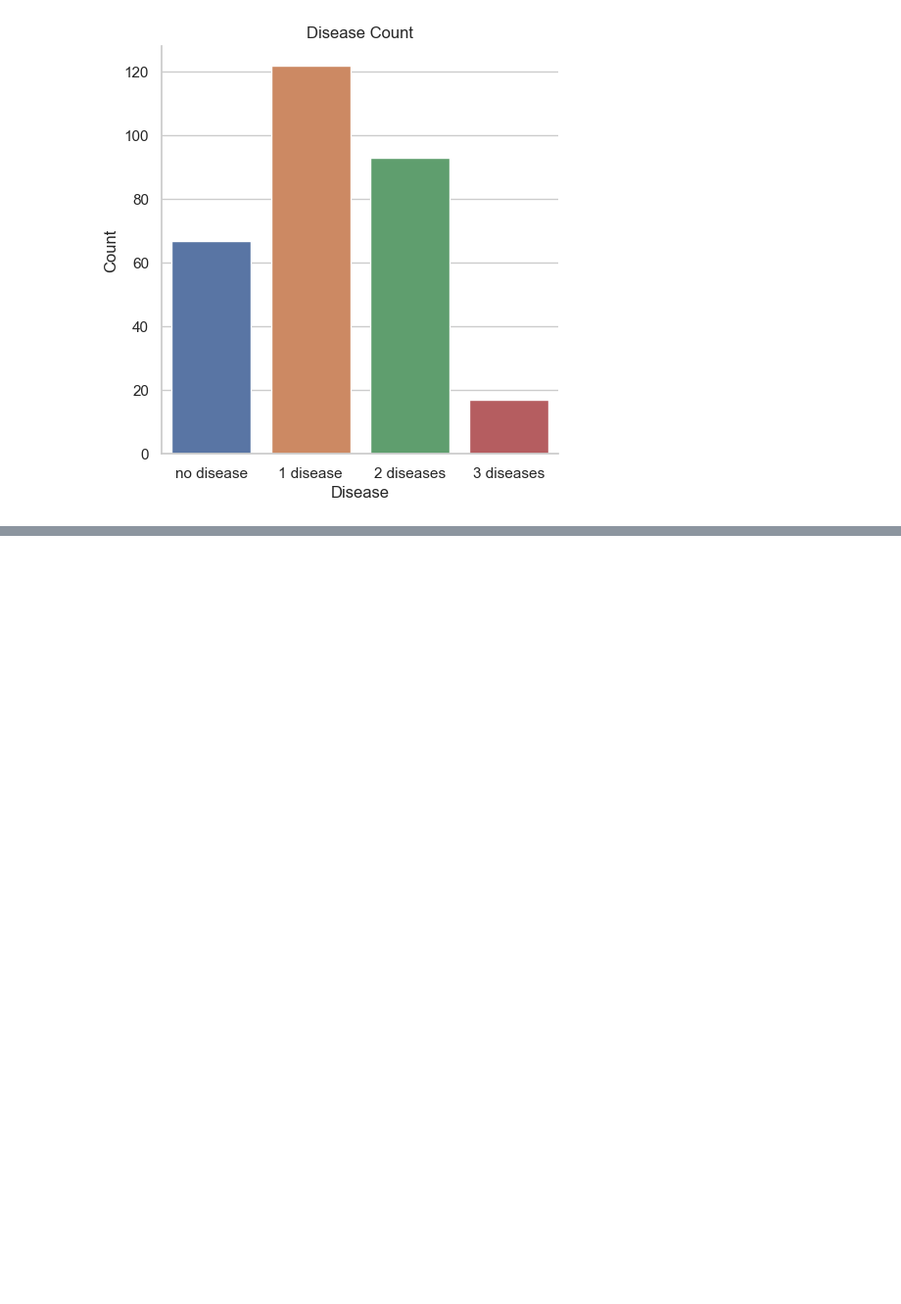
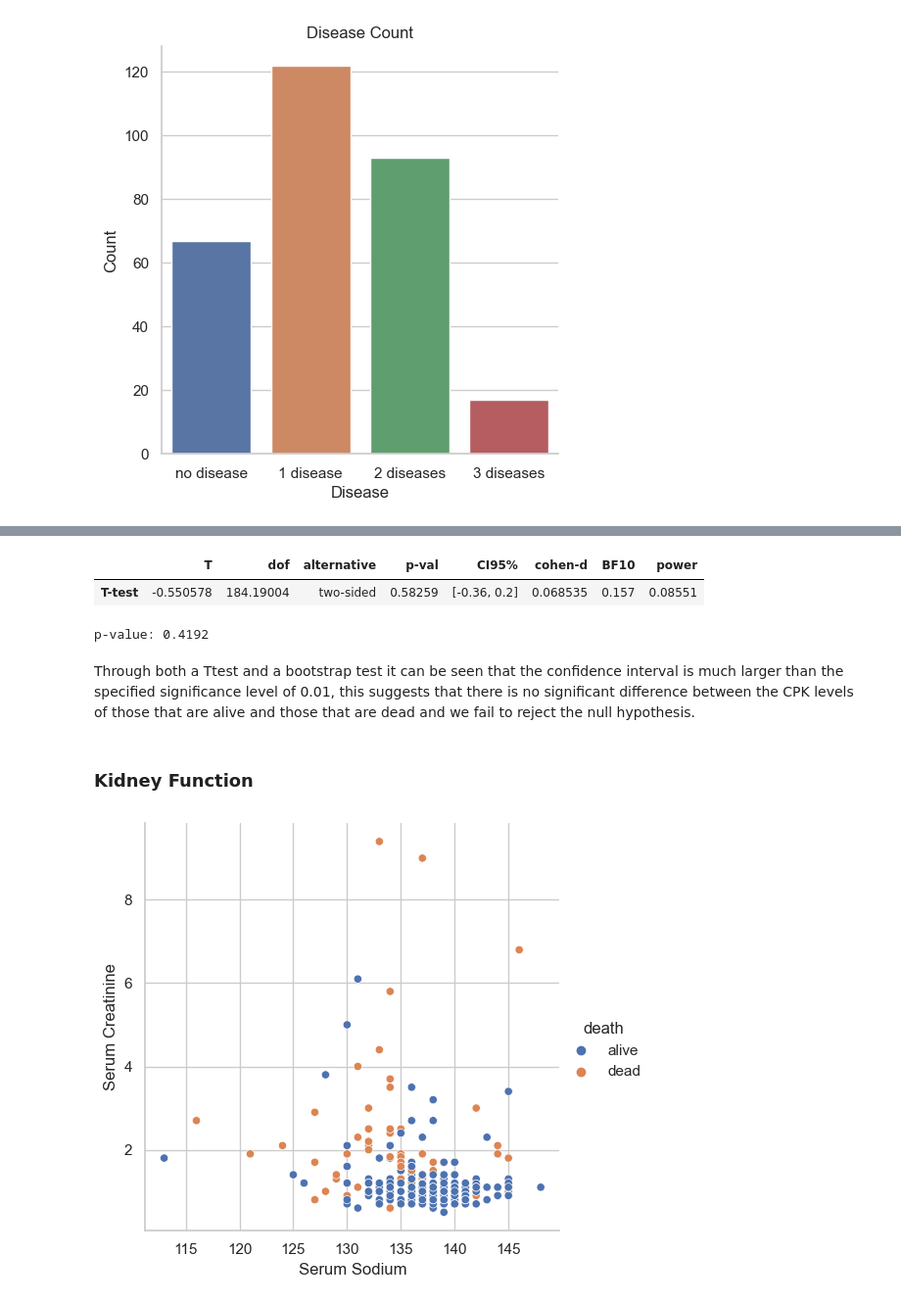
Before and after one commit to masterbatcoderman10/heart_failure_analysis, a Jupyter notebook: analysis.ipynb, the cells around one changed output, grey strips where cells are left out. Shown at 98% size. Saved outputs shown, nothing was run; the diff lists cells and outputs as text; code cells hidden in the pictures; blank space fills up the shorter version.

```diff
--- a/analysis.ipynb
+++ b/analysis.ipynb
@@ -436,0 +506,31 @@ Univariate analysis allowed us to understand the condition of the patients upon
+# %%
+alive_cpk = heart_data_v5.loc[heart_data_v5['death'] == 'alive', 'cpk_log']
+dead_cpk = heart_data_v5.loc[heart_data_v5['death'] == 'dead', 'cpk_log']
+
+results = pg.ttest(alive_cpk, dead_cpk)
+results
+# %% [output]
+|  | T | dof | alternative | p-val | CI95% | cohen-d | BF10 | power |
+| T-test | -0.550578 | 184.19004 | two-sided | 0.58259 | [-0.36, 0.2] | 0.068535 | 0.157 | 0.08551 |
+# %%
+og_dom = np.median(alive_cpk) - np.median(dead_cpk)
+
+bs_replicates_alive = dcst.draw_bs_reps(alive_cpk, np.median, size=10000)
+bs_replicates_dead = dcst.draw_bs_reps(dead_cpk, np.median, size=10000)
+
+bs_dom = bs_replicates_alive - bs_replicates_dead
+
+p = np.sum(bs_dom >= og_dom) / len(bs_dom)
+print(f'p-value: {p}')
+# %% [output]
+p-value: 0.4192
+# %% [markdown]
+Through both a Ttest and a bootstrap test it can be seen that the confidence interval is much larger than the specified significance level of 0.01, this suggests that there is no significant difference between the CPK levels of those that are alive and those that are dead and we fail to reject the null hypothesis.
+# %% [markdown]
+### Kidney Function
+# %%
+fig = sns.relplot(x='serum_sodium', y='serum_creatinine', hue='death', data=heart_data_v5)
+fig.set_axis_labels(x_var='Serum Sodium', y_var='Serum Creatinine')
+plt.show()
+# %% [output]
+[figure, added]
```
Also changed, not shown: parts of 21 cells of this notebook.
